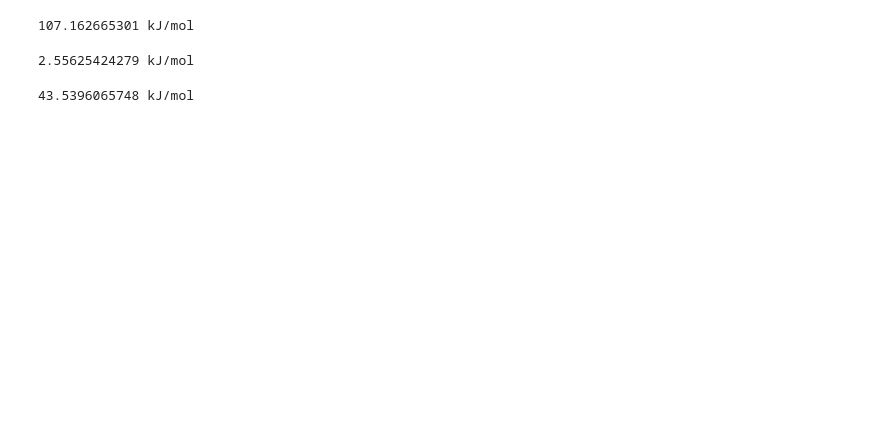
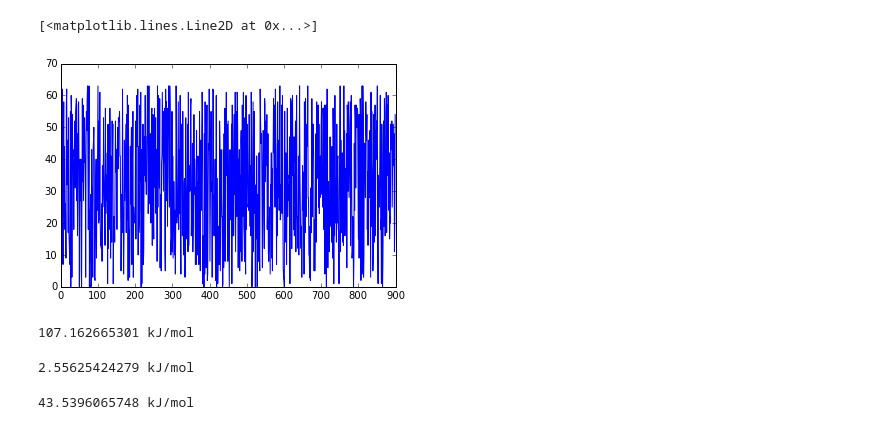
Before and after one commit to choderalab/torsionfit, a Jupyter notebook: examples/Example.ipynb, the cells around one changed output. Saved outputs shown, nothing was run; the diff lists cells and outputs as text; code cells hidden in the pictures; blank space fills up the shorter version.

```diff
--- a/examples/Example.ipynb
+++ b/examples/Example.ipynb
@@ -12,3 +53,8 @@ param = CharmmParameterSet('../charmm_ff/top_all36_cgenff.rtf', '../charmm_ff/pa
+# %%
+plt.plot(mcmc.trace('CG251O_NG3C51_CG2R51_CG2R51_multiplicity_bitstring')[:])
+# %% [output]
+[<matplotlib.lines.Line2D at 0x...>]
+[figure, added]
 # %%
 Cy3B_psf = CharmmPsfFile('../structures/Cy3B/Cy3B_2S_ChargeOpt.psf')
 Cy3_psf = CharmmPsfFile('../structures/Cy3/Cy3_2S_OptCharges.psf')
```
Also changed, not shown: parts of 6 cells of this notebook.
